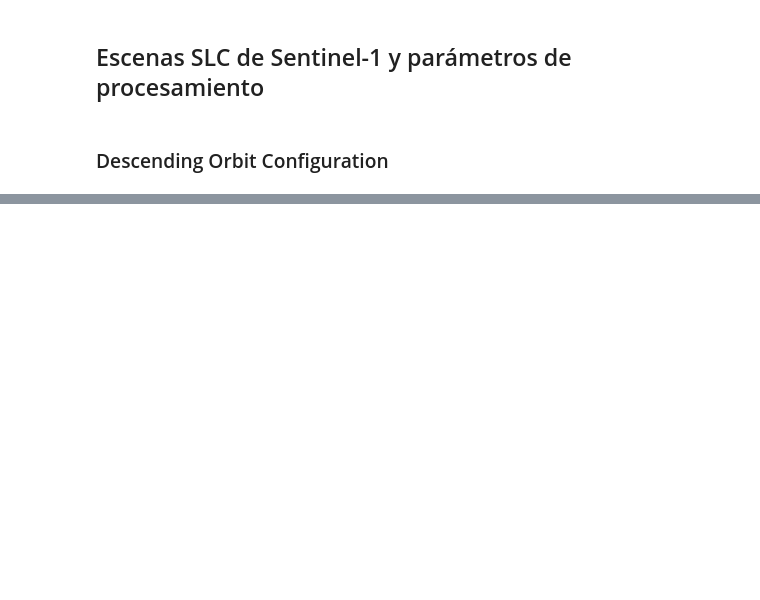
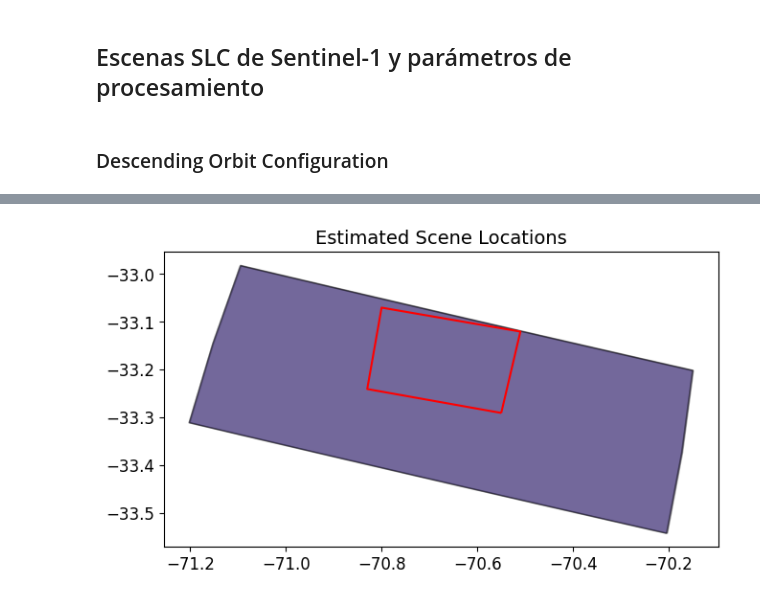
Before and after one commit to paoandreachv/Practica, a Jupyter notebook: Mina_Los_Bronces,_Colina.ipynb, the cells around one changed output, grey strips where cells are left out. Drawn from its saved outputs; the diff is of its cells as text; code cells hidden in the pictures; blank space fills up the shorter version.

```diff
--- a/Mina_Los_Bronces,_Colina.ipynb
+++ b/Mina_Los_Bronces,_Colina.ipynb
@@ -195,0 +354,7 @@ DEM = f'{DATADIR}/dem.nc'
+# %%
+# Genera un gráfico que muestra las escenas recortadas y unidas en un mapa,
+# utilizando el AOI como referencia.
+
+sbas.plot_scenes(AOI=AOI)
+# %% [output]
+[figure, added]
```
Also changed, not shown: parts of 23 cells of this notebook.
